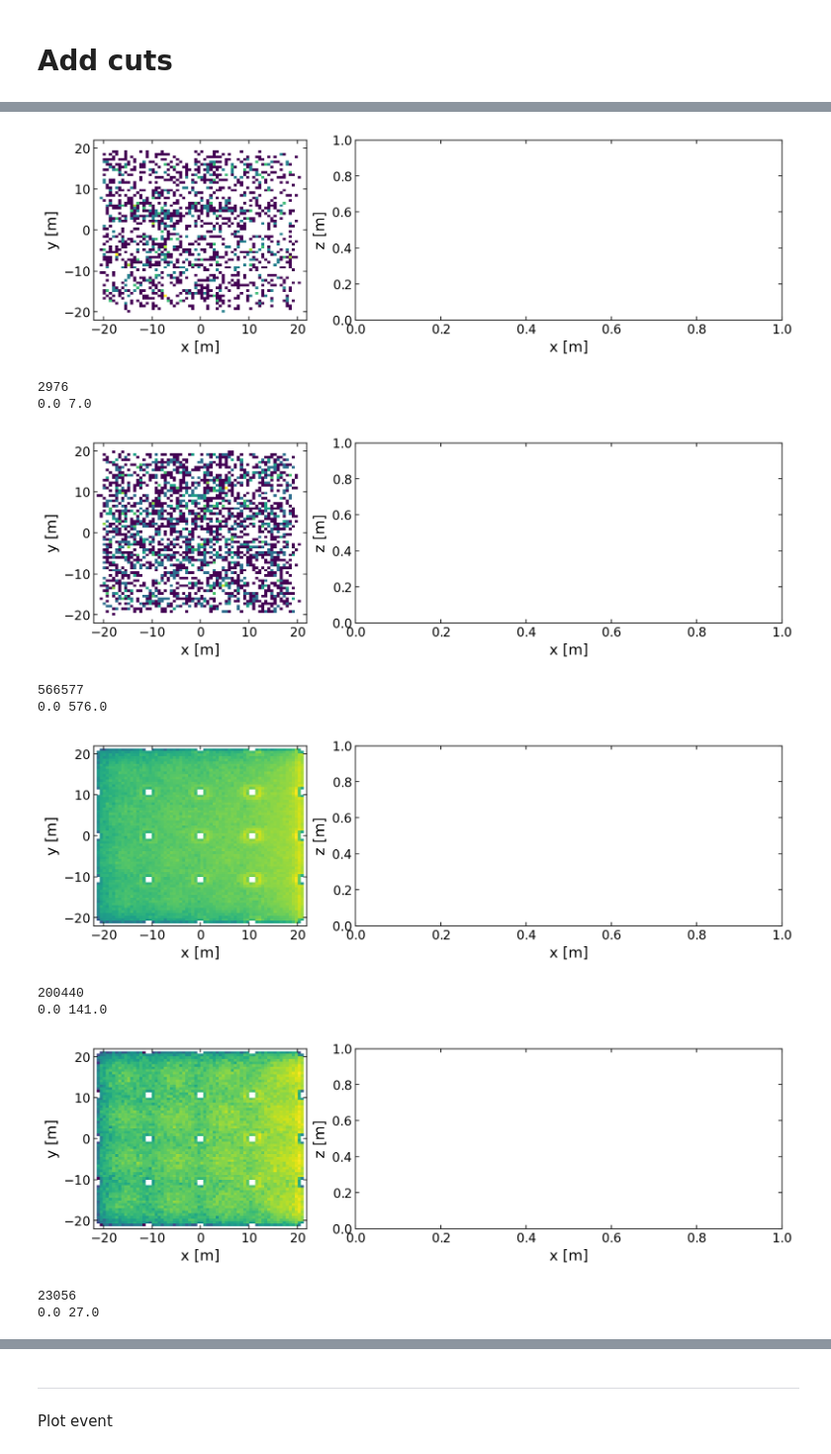
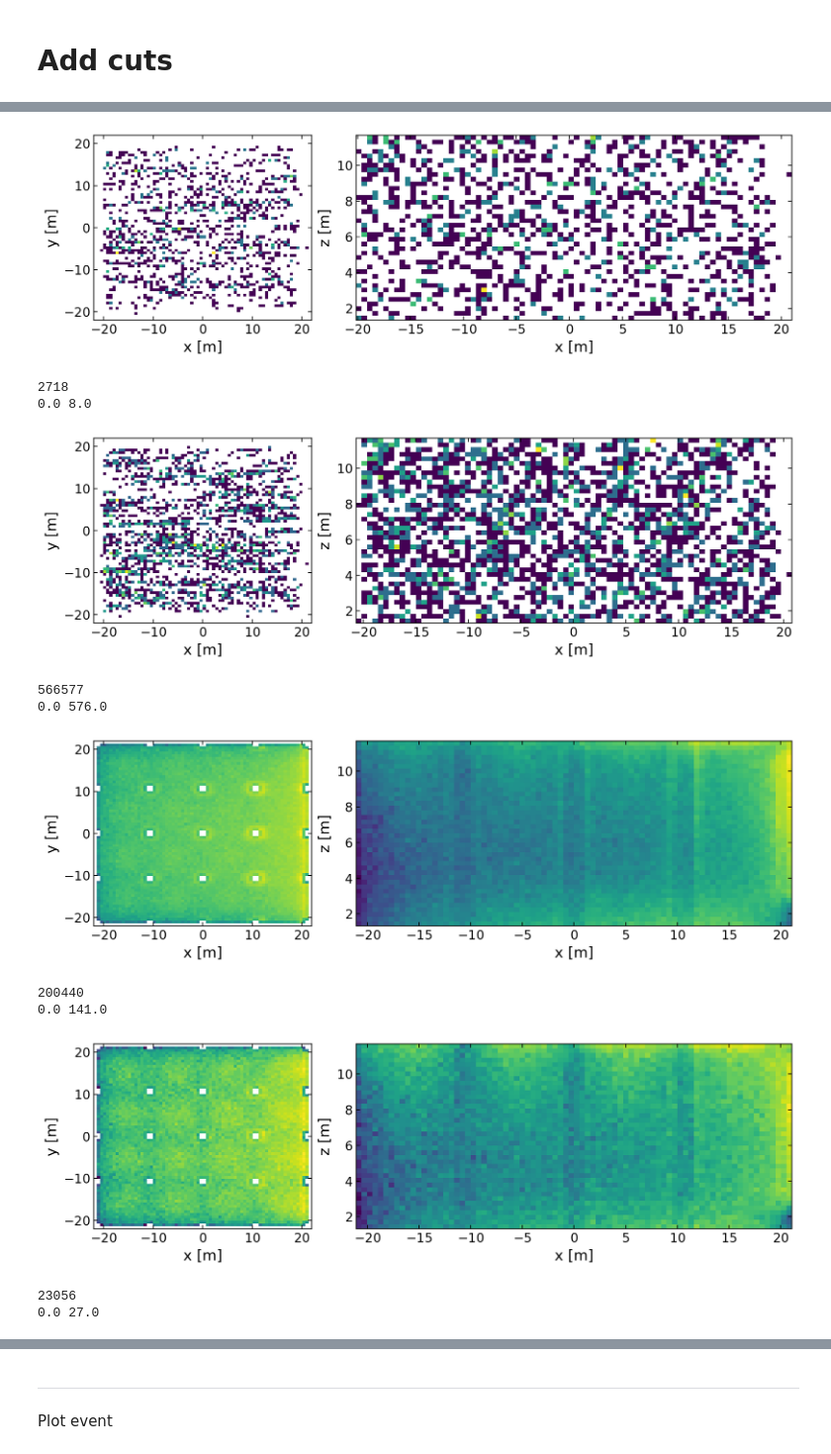
Before and after one commit to EdmondRen/mathusla-newsim, a Jupyter notebook: studies/mathusla40/llp_rhnmu_sms/10.cut_dev_rhn_mu.ipynb, the cells around one changed output, grey strips where cells are left out. Shown at 99% size. Drawn from its saved outputs; the diff is of its cells as text; code cells hidden in the pictures.

```diff
--- a/studies/mathusla40/llp_rhnmu_sms/10.cut_dev_rhn_mu.ipynb
+++ b/studies/mathusla40/llp_rhnmu_sms/10.cut_dev_rhn_mu.ipynb
@@ -146,0 +214,19 @@ for i, res in data.items():
+# %%
+cut_info_a = {}
+cut_info_b = {}
+
+cols = []
+for name, res in data.items():
+    cut_fiducial = []
+    cuts_indirect = [3,4,5,6,9,10,11,12,13]
+    cuts_direct = [7,8]
+
+    res.cuts_active = cut_fiducial + cuts_indirect + cuts_direct
+    info_a = res.print_active(show=False)
+
+    res.cuts_active = cut_fiducial + cuts_direct + cuts_indirect
+    info_b = res.print_active(show=False)
+
+    cut_functions.append_info_dict(cut_info_a, info_a)
+    cut_functions.append_info_dict(cut_info_b, info_b)
+    cols.append(name)
@@ -150,9 +270,9 @@ NTRACK = 1
 pltconfig = namedtuple("pltconfig", ["color","label","marker","markersize", "histtype", "alpha_marker"])
 
 plot_settings = {\
-    "sig 0.88": pltconfig("C0", "SG 0.9","s", 6, "step", 0.5),\
+    "sig 0.65": pltconfig("C0", "SG 0.9","s", 6, "step", 0.5),\
     "sig 1.90": pltconfig("C2", "SG 1.9","s", 6, "step", 0.5),\
-    "sig 3.48": pltconfig("C8", "SG 3.5","s", 6, "step", 0.5),\
+    "sig 4.80": pltconfig("C8", "SG 3.5","s", 6, "step", 0.5),\
     "bkg p":  pltconfig("C1", "BG p", "p", 4, "bar", 0.2),\
     "bkg n":  pltconfig("C3", "BG n", "p", 4, "bar", 0.2),\
     "bkg mu": pltconfig("C4", "BG mu","^", 4, "bar", 0.2),\
@@ -181,15 +301,15 @@ plt.show()
 # %%
-for name, cfg in plot_settings.items():
-    res = data[name]
-    plt.hist(res["vertex_topfrac"][res["vertex_ntracks"]==2], bins=21,range=(0,1), alpha=0.5,
-             color=cfg.color, label=cfg.label, histtype=cfg.histtype)
+# for name, cfg in plot_settings.items():
+#     res = data[name]
+#     plt.hist(res["vertex_topfrac"][res["vertex_ntracks"]==2], bins=21,range=(0,1), alpha=0.5,
+#              color=cfg.color, label=cfg.label, histtype=cfg.histtype)
 
 
 
 
-plt.gca().xaxis.set_major_locator(mpl.ticker.MaxNLocator(nbins=11, integer=True))
-plt.yscale("log")
-plt.xlabel("#Tracks in vertex")
-plt.ylabel("Counts")
-plt.legend(loc=(1.01,0))
-plt.show()
+# plt.gca().xaxis.set_major_locator(mpl.ticker.MaxNLocator(nbins=11, integer=True))
+# plt.yscale("log")
+# plt.xlabel("#Tracks in vertex")
+# plt.ylabel("Counts")
+# plt.legend(loc=(1.01,0))
+# plt.show()
@@ -225,7 +347,7 @@ for name, cfg in plot_settings.items():
 
     x = (res["vertex_xyzt"][:,0])[mask]/1000
     y = (res["vertex_xyzt"][:,2])[mask]/1000
-    # ax2.hist2d(x, y, bins=(80,40), norm=mpl.colors.LogNorm())
+    ax2.hist2d(x, y, bins=(80,40), norm=mpl.colors.LogNorm())
     ax2.set_xlabel("x [m]")
     ax2.set_ylabel("z [m]")
 
@@ -239,12 +361,12 @@ for name, cfg in plot_settings.items():
-[figure, old version]
+[figure, new version]
-2976
-0.0 7.0
+2718
+0.0 8.0
-[figure, old version]
+[figure, new version]
 566577
 0.0 576.0
-[figure, old version]
+[figure, new version]
 200440
 0.0 141.0
-[figure, old version]
+[figure, new version]
 23056
 0.0 27.0
```
Also changed, not shown: parts of 36 cells of this notebook, 26 other files.
